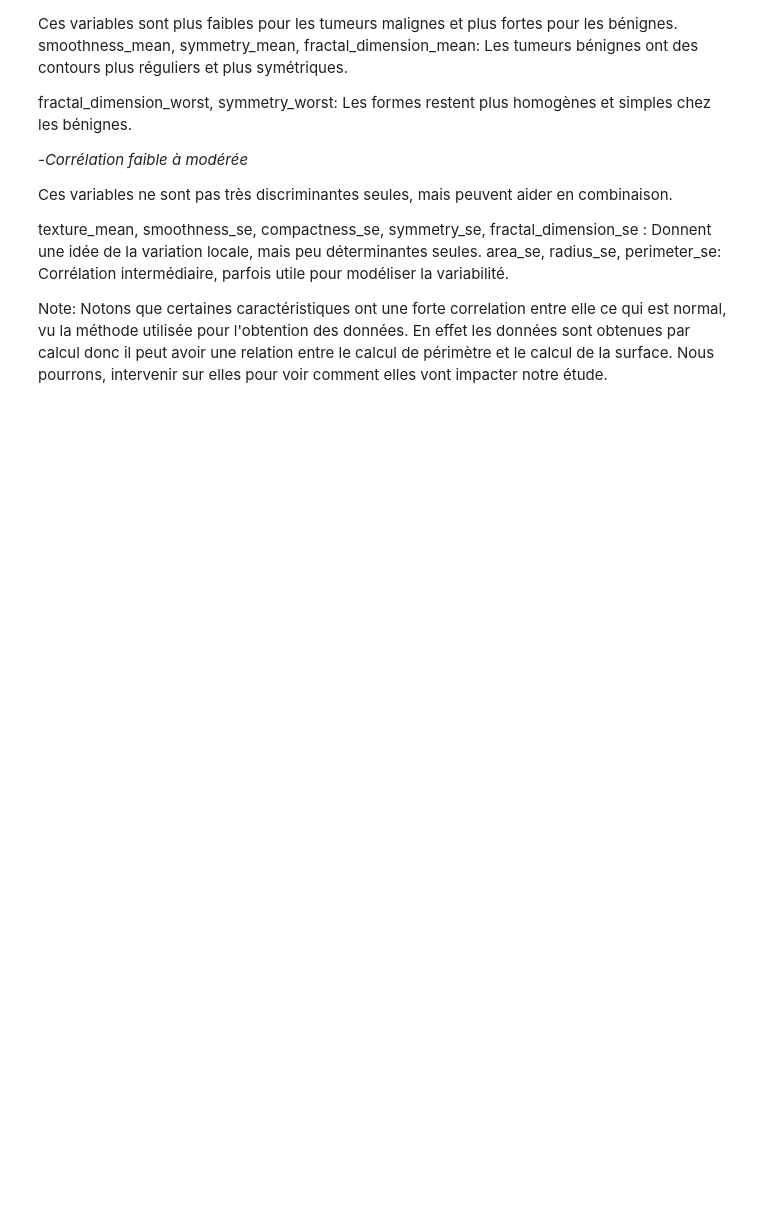
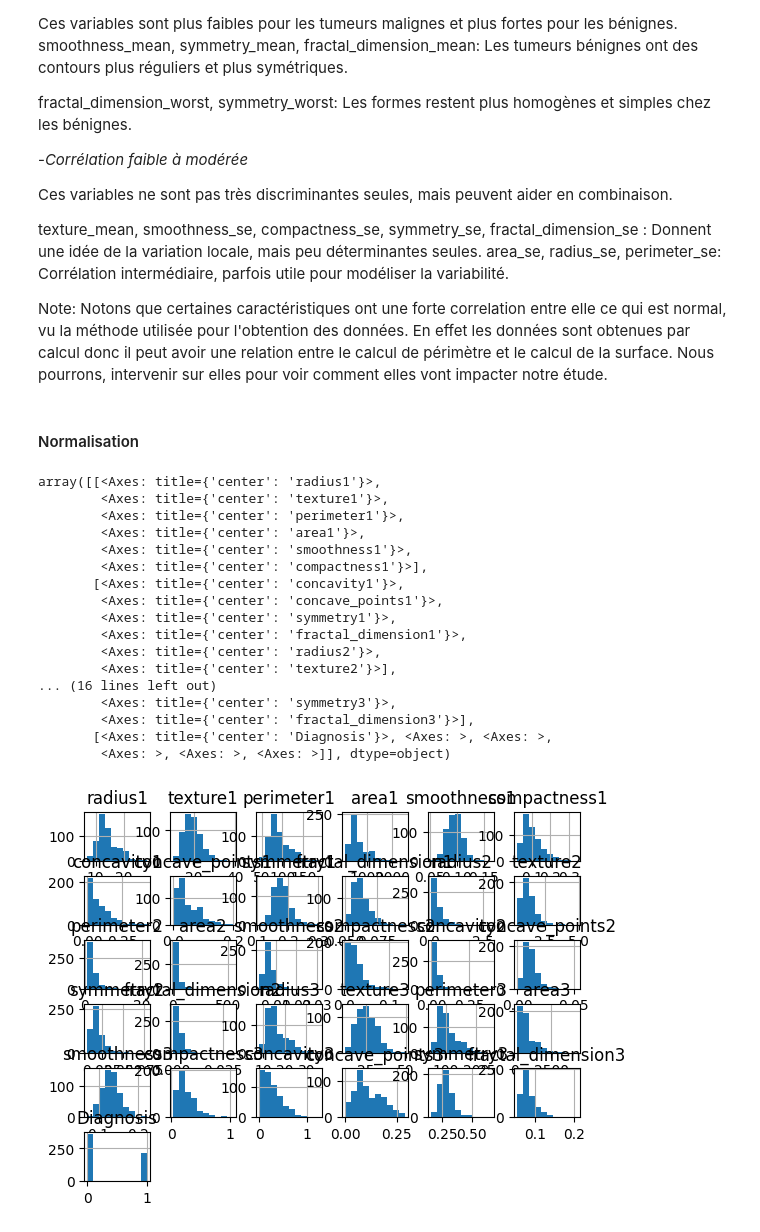
Before and after one commit to tareq92i/Projet-IA--Diagnostic-d-une-cellule-cancereuse-, a Jupyter notebook: Projet_UA3 AMA.ipynb, the cells around one changed output. Cells and saved outputs as stored; diff of their text form; code cells hidden in the pictures; blank space fills up the shorter version.

Commit message:
normalisation des donnees

```diff
--- a/Projet_UA3 AMA.ipynb
+++ b/Projet_UA3 AMA.ipynb
@@ -906,3 +906,27 @@ area_se, radius_se, perimeter_se: Corrélation intermédiaire, parfois utile pou
 
 Note:
 Notons que certaines caractéristiques ont une forte correlation entre elle ce qui est normal, vu la méthode utilisée pour l'obtention des données. En effet les données sont obtenues par calcul donc il peut avoir une relation  entre le calcul de périmètre et le calcul de la surface. Nous pourrons, intervenir sur elles pour voir comment elles vont impacter notre étude.
+# %% [markdown]
+#### Normalisation
+# %%
+X=df.drop(columns=['Diagnosis'])
+df.hist()
+# %% [output]
+array([[<Axes: title={'center': 'radius1'}>,
+        <Axes: title={'center': 'texture1'}>,
+        <Axes: title={'center': 'perimeter1'}>,
+        <Axes: title={'center': 'area1'}>,
+        <Axes: title={'center': 'smoothness1'}>,
+        <Axes: title={'center': 'compactness1'}>],
+       [<Axes: title={'center': 'concavity1'}>,
+        <Axes: title={'center': 'concave_points1'}>,
+        <Axes: title={'center': 'symmetry1'}>,
+        <Axes: title={'center': 'fractal_dimension1'}>,
+        <Axes: title={'center': 'radius2'}>,
+        <Axes: title={'center': 'texture2'}>],
+... (16 lines left out)
+        <Axes: title={'center': 'symmetry3'}>,
+        <Axes: title={'center': 'fractal_dimension3'}>],
+       [<Axes: title={'center': 'Diagnosis'}>, <Axes: >, <Axes: >,
+        <Axes: >, <Axes: >, <Axes: >]], dtype=object)
+[figure, added]
```
Also changed, not shown: parts of 2 cells of this notebook.
